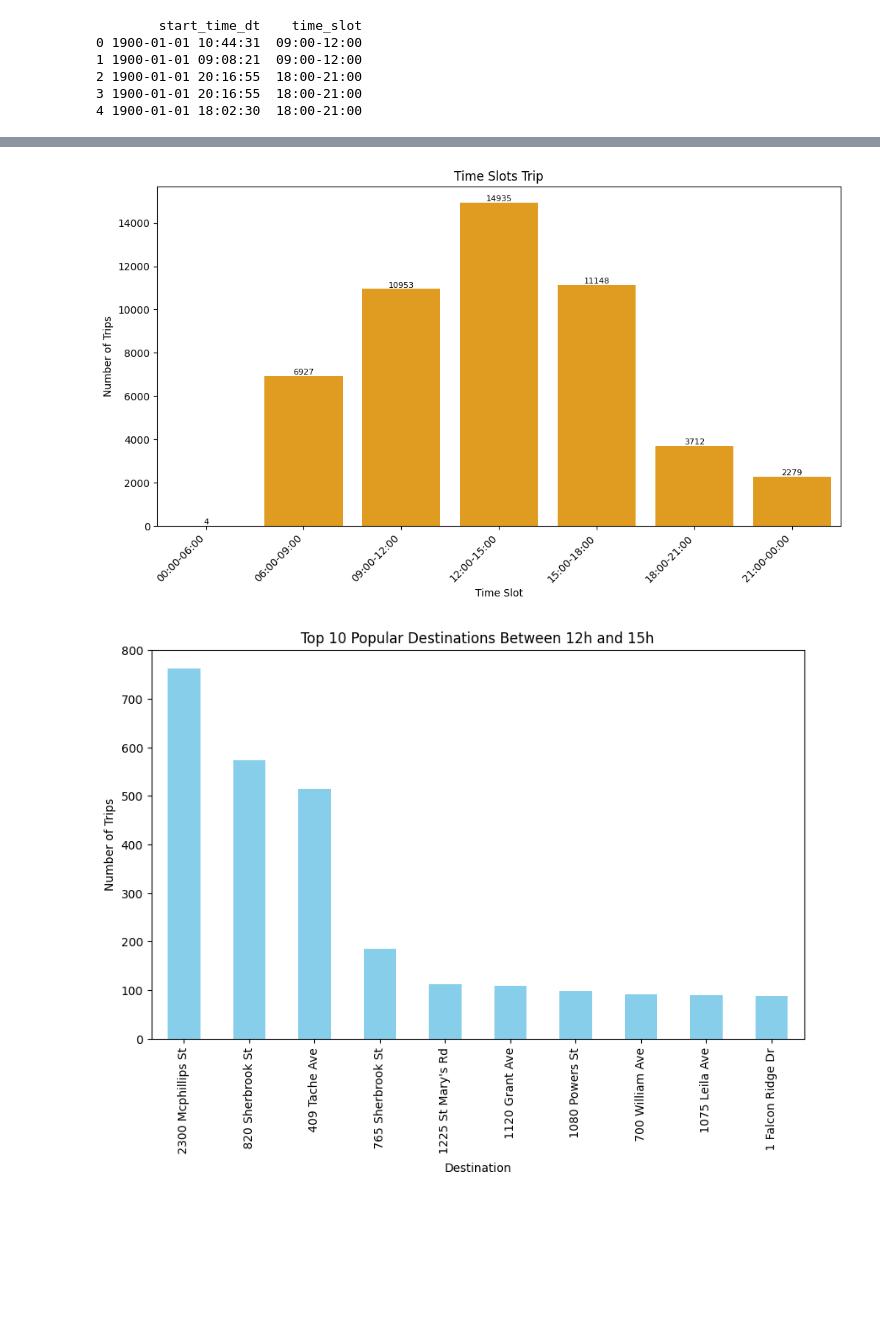
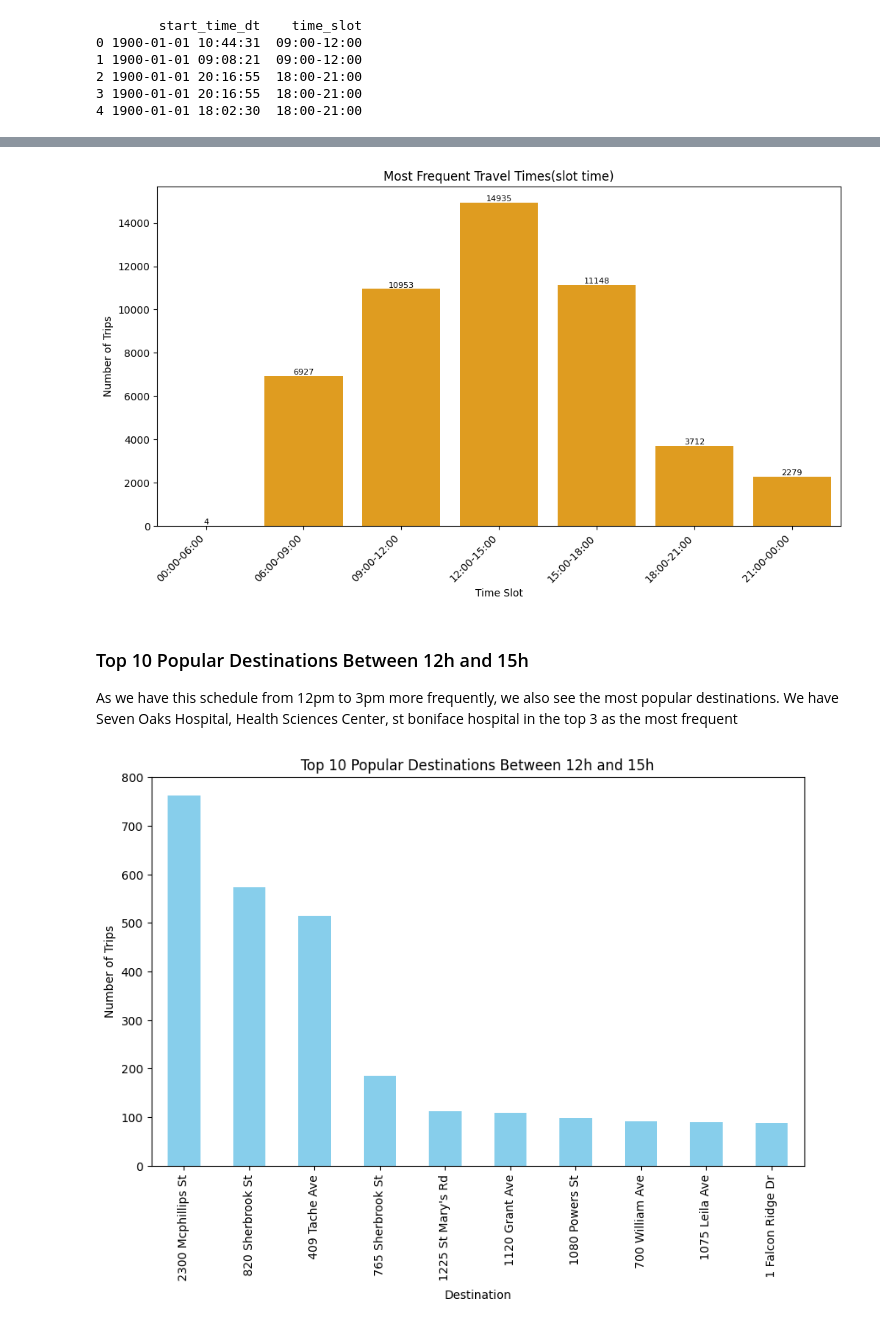
Before and after one commit to PKpacheco/winn_transit_challenge, a Jupyter notebook: Paola_Pacheco_winnipeg_transit_challenge.ipynb, the cells around one changed output, grey strips where cells are left out. Cells and saved outputs as stored; diff of their text form; code cells hidden in the pictures; blank space fills up the shorter version.

```diff
--- a/Paola_Pacheco_winnipeg_transit_challenge.ipynb
+++ b/Paola_Pacheco_winnipeg_transit_challenge.ipynb
@@ -803,20 +819,24 @@ print(df_cleaned[['start_time_dt', 'time_slot']].head())
 # %%
 # plot based on time slot
 time_slot_counts = df_cleaned['time_slot'].value_counts().sort_index()
 
 # Plotting the distribution of trips across time slots
 plt.figure(figsize=(12, 6))
 ax = sns.barplot(x=time_slot_counts.index, y=time_slot_counts.values, color='orange')
-plt.title('Time Slots Trip')
+plt.title('Most Frequent Travel Times(slot time)')
 plt.xlabel('Time Slot')
 plt.ylabel('Number of Trips')
 plt.xticks(rotation=45, ha='right')
 for i, count in enumerate(time_slot_counts):
     plt.text(i, count + 0.1, str(count), ha='center', va='bottom', fontsize=8, color='black')
 
 plt.show()
 # %% [output]
-[figure, old version]
+[figure, new version]
+# %% [markdown]
+### Top 10 Popular Destinations Between 12h and 15h
+As we have this schedule from 12pm to 3pm more frequently, we also see the most popular destinations.
+We have Seven Oaks Hospital, Health Sciences Center, st boniface hospital in the top 3 as the most frequent
 # %%
 # Filter data for trips between 12h and 15h (highest frequency)
 noon_to_3_pm = df_cleaned[(df_cleaned['start_time_dt'].dt.hour >= 12) & (df_cleaned['start_time_dt'].dt.hour < 15)]
```
Also changed, not shown: parts of 21 cells of this notebook.
